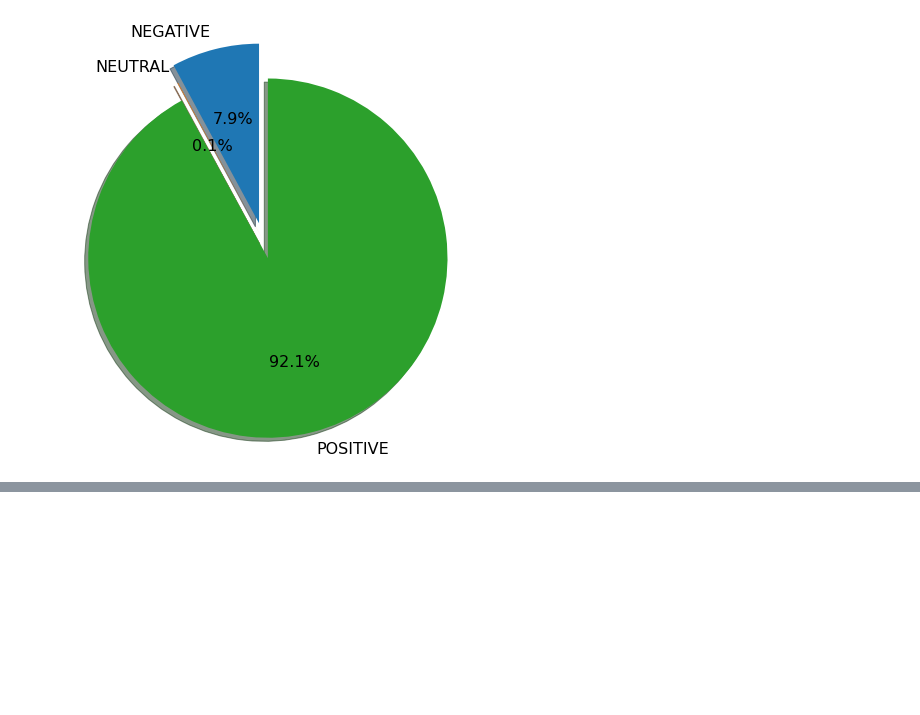
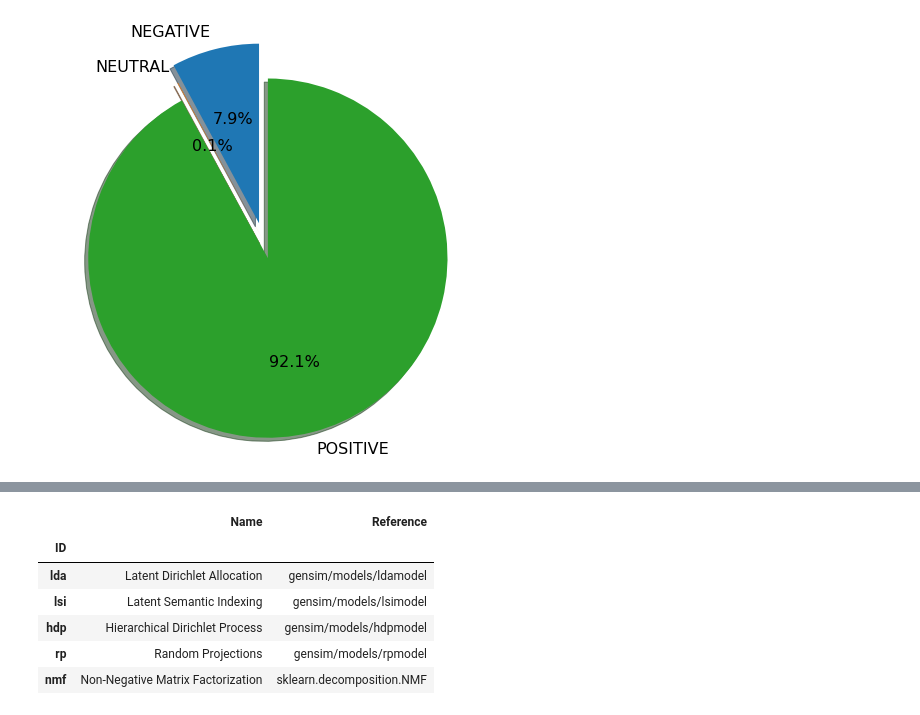
Before and after one commit to UN-things/IS-project, a Jupyter notebook: IS_code.ipynb, the cells around one changed output, grey strips where cells are left out. Cells and saved outputs as stored; diff of their text form; code cells hidden in the pictures; blank space fills up the shorter version.

```diff
--- a/IS_code.ipynb
+++ b/IS_code.ipynb
@@ -215,0 +273,10 @@ plt.show()
+# %%
+models()
+# %% [output]
+|  | Name | Reference |
+| ID |  |  |
+| lda | Latent Dirichlet Allocation | gensim/models/ldamodel |
+| lsi | Latent Semantic Indexing | gensim/models/lsimodel |
+| hdp | Hierarchical Dirichlet Process | gensim/models/hdpmodel |
+| rp | Random Projections | gensim/models/rpmodel |
+| nmf | Non-Negative Matrix Factorization | sklearn.decomposition.NMF |
```
Also changed, not shown: parts of 21 cells of this notebook.
